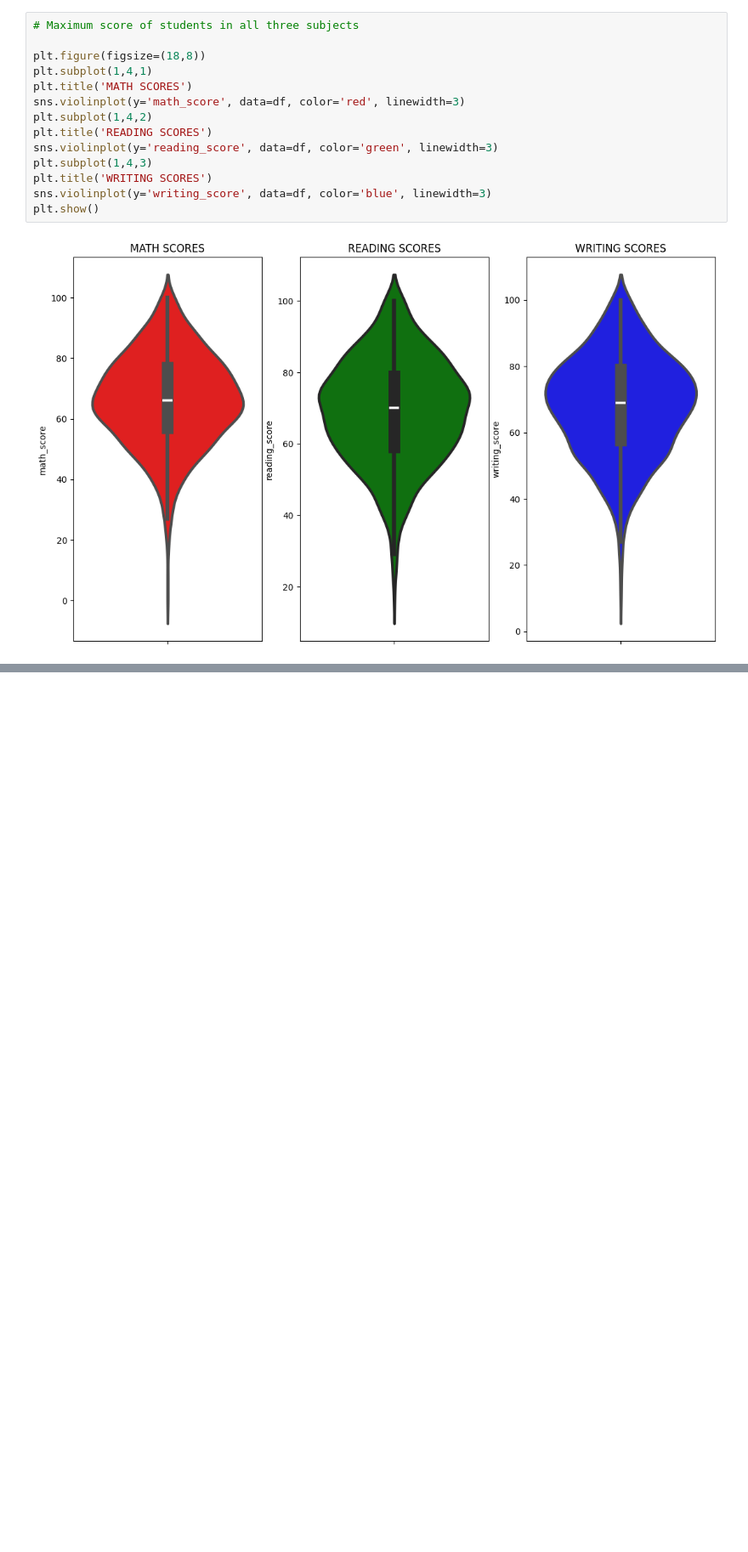
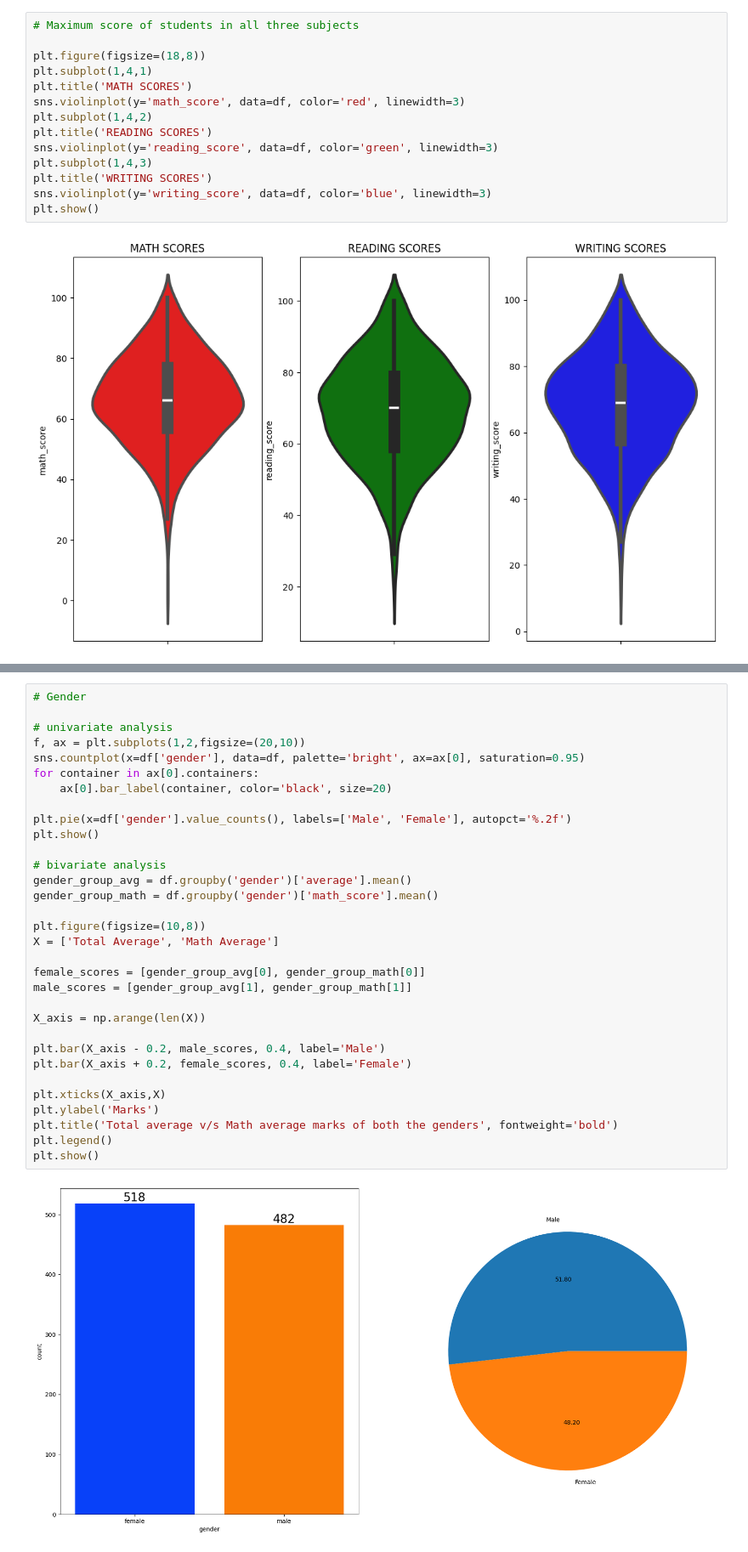
Before and after one commit to subhashishansda4/Student-Performance, a Jupyter notebook: data/eda.ipynb, the cells around one changed output, grey strips where cells are left out. Shown at 85% size. Drawn from its saved outputs; the diff is of its cells as text; blank space fills up the shorter version.

```diff
--- a/data/eda.ipynb
+++ b/data/eda.ipynb
@@ -255,0 +298,34 @@ plt.axis('off')
+# %%
+# Gender
+
+# univariate analysis
+f, ax = plt.subplots(1,2,figsize=(20,10))
+sns.countplot(x=df['gender'], data=df, palette='bright', ax=ax[0], saturation=0.95)
+for container in ax[0].containers:
+    ax[0].bar_label(container, color='black', size=20)
+
+plt.pie(x=df['gender'].value_counts(), labels=['Male', 'Female'], autopct='%.2f')
+plt.show()
+
+# bivariate analysis
+gender_group_avg = df.groupby('gender')['average'].mean()
+gender_group_math = df.groupby('gender')['math_score'].mean()
+
+plt.figure(figsize=(10,8))
+X = ['Total Average', 'Math Average']
+
+female_scores = [gender_group_avg[0], gender_group_math[0]]
+male_scores = [gender_group_avg[1], gender_group_math[1]]
+
+X_axis = np.arange(len(X))
+
+plt.bar(X_axis - 0.2, male_scores, 0.4, label='Male')
+plt.bar(X_axis + 0.2, female_scores, 0.4, label='Female')
+
+plt.xticks(X_axis,X)
+plt.ylabel('Marks')
+plt.title('Total average v/s Math average marks of both the genders', fontweight='bold')
+plt.legend()
+plt.show()
+# %% [output]
+[figure, added]
```
Also changed, not shown: parts of 11 cells of this notebook.
